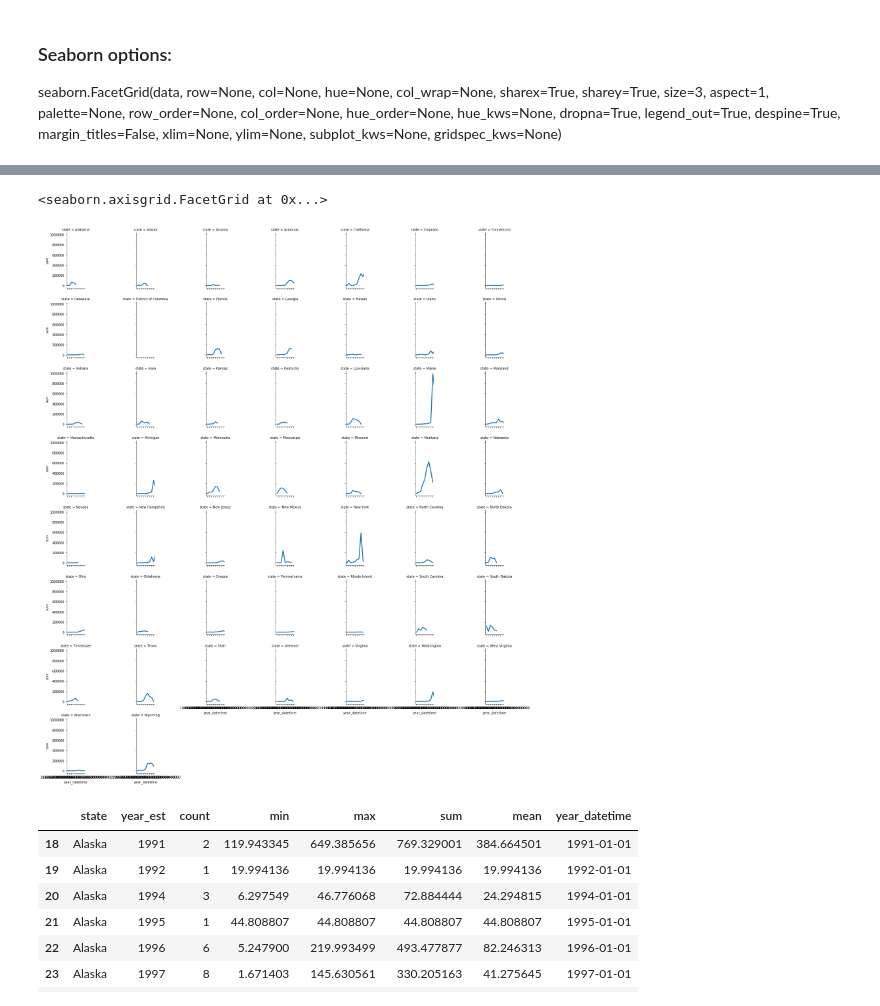
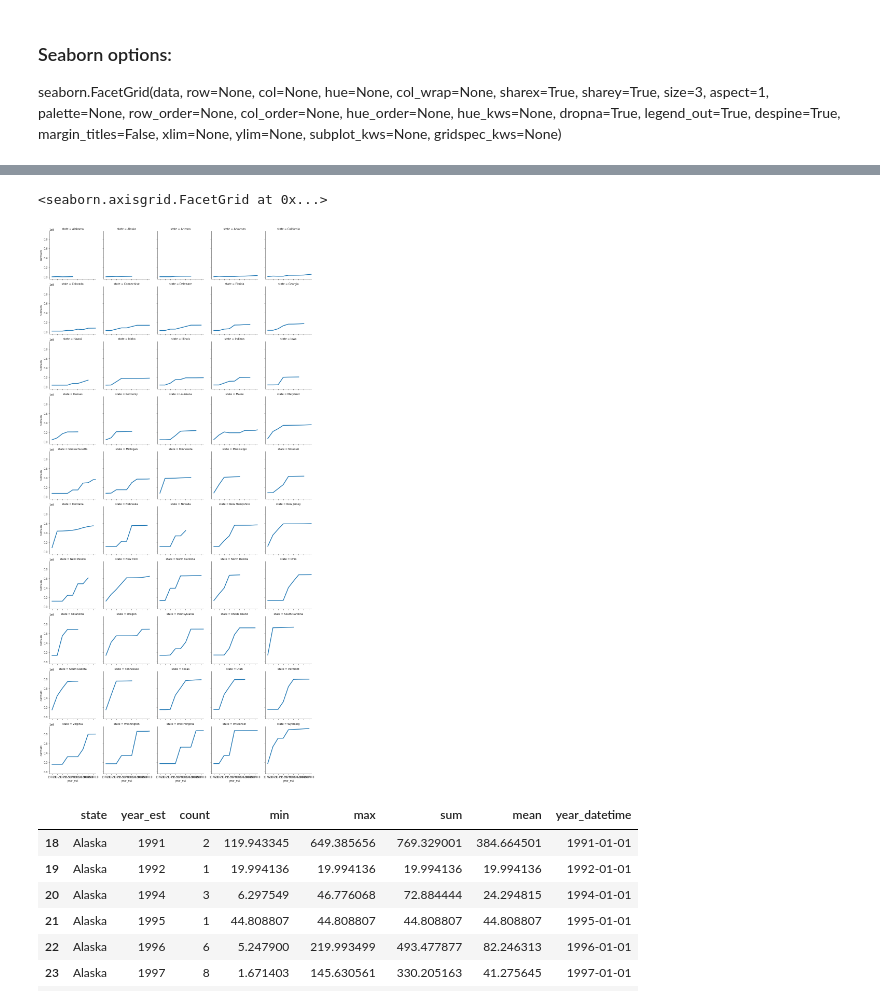
Before and after one commit to kcough/data-studio-projects, a Jupyter notebook: code/conservation/notebooks/national_conservation_data.ipynb, the cells around one changed output, grey strips where cells are left out. Saved outputs shown, nothing was run; the diff lists cells and outputs as text; code cells hidden in the pictures.

```diff
--- a/code/conservation/notebooks/national_conservation_data.ipynb
+++ b/code/conservation/notebooks/national_conservation_data.ipynb
@@ -341,0 +346,4 @@ grouped_state_year
+# %%
+#let's get rid of DC because it hasn't conserved any land and because it isn't a state
+grouped_state_year = grouped_state_year[grouped_state_year['state'] !='District of Columbia']
+grouped_state_year.head()
@@ -414,3 +411,6 @@ seaborn.FacetGrid(data, row=None, col=None, hue=None, col_wrap=None, sharex=True
 # ...     data.plot(x=x, y=y, ax=ax, grid=False, **kwargs)
 # >>> g = sns.FacetGrid(df, col="walk", col_wrap=2, size=3.5)
 # >>> g = g.map_dataframe(dateplot, "date", "val")
+# %%
+grouped_state_year['cumsum'] = grouped_state_year['sum'].cumsum()
+grouped_state_year.head(100)
@@ -419,0 +467,3 @@ resampled = grouped_state_year.groupby('state').resample('5A', on='year_datetime
+# %%
+resampled.dropna(inplace=True)
+resampled.head(100)
@@ -419,0 +508,4 @@ resampled = grouped_state_year.groupby('state').resample('5A', on='year_datetime
+# %%
+resampled = resampled[resampled['state'] !='District of Columbia']
+resampled.head(100)
+# grouped_state_year = grouped_state_year[grouped_state_year['year_est'] !=0]
@@ -420,8 +532,9 @@ resampled = grouped_state_year.groupby('state').resample('5A', on='year_datetime
 # %%
 ax = sns.FacetGrid(data=resampled,
               col='state',
-              col_wrap=7)
-ax.map(sns.pointplot, 'year_datetime', 'sum', markers='')
+              col_wrap=5)
+ax.map(sns.pointplot, 'year_est', 'cumsum', markers='', fit_reg=False, kde=False)
+# ax.savefig('small_multiple_states_datetime2.pdf')
 # %% [output]
 <seaborn.axisgrid.FacetGrid at 0x...>
-[figure, old version]
+[figure, new version]
```
Also changed, not shown: parts of 57 cells of this notebook, 28 other files.
